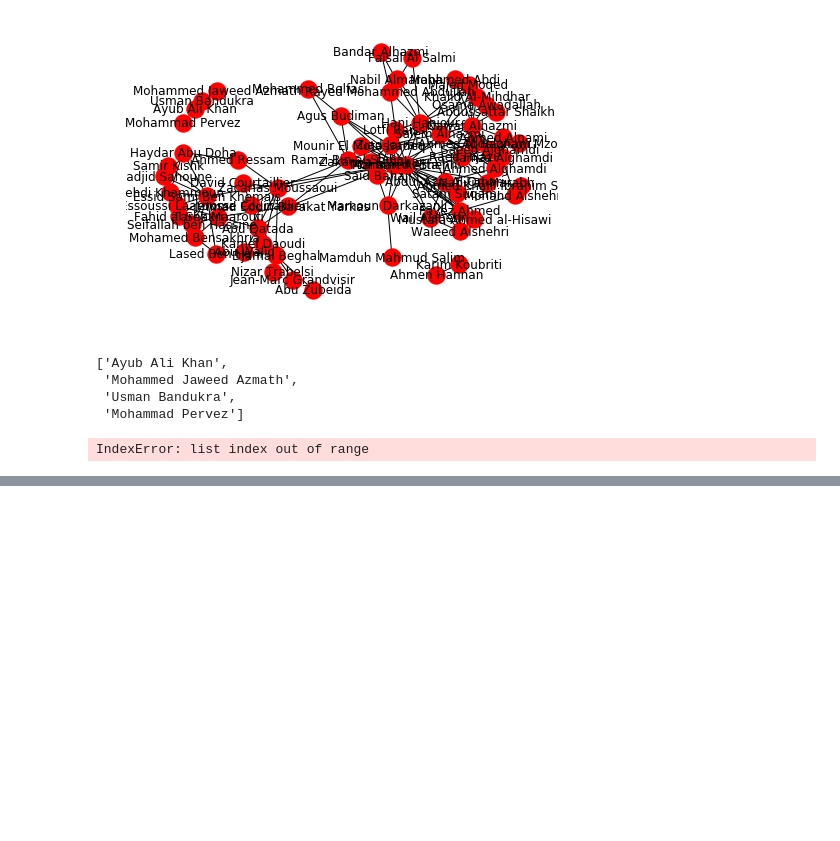
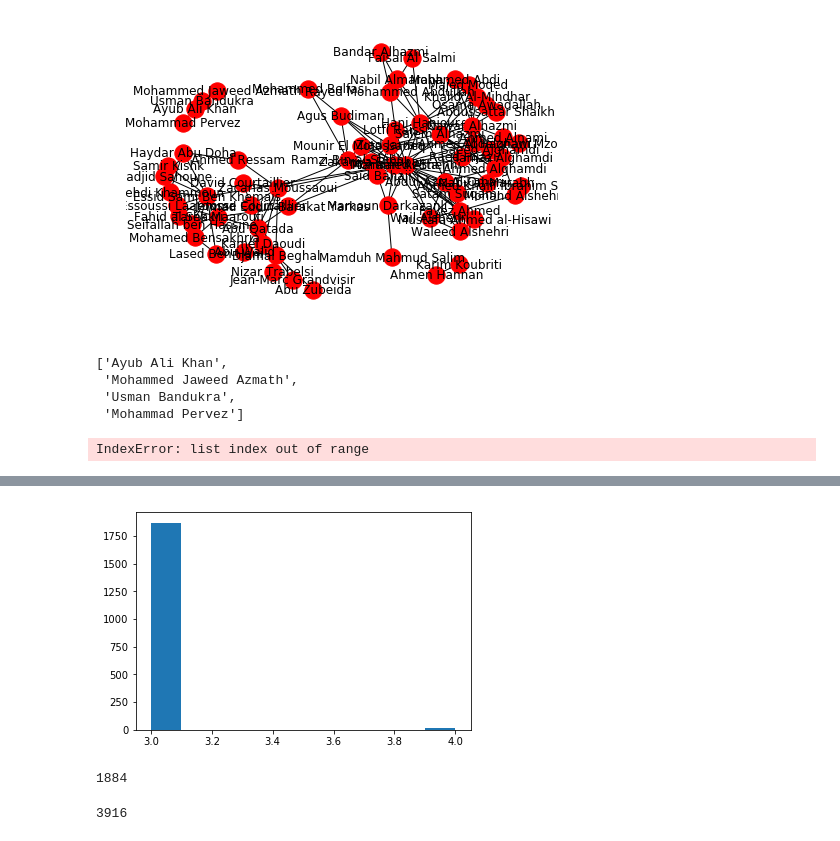
Before and after one commit to bvshyam/cuny_sem4, a Jupyter notebook: Assignment5_Cliques_clusters/Practice/practice.ipynb, the cells around one changed output, grey strips where cells are left out. Drawn from its saved outputs; the diff is of its cells as text; code cells hidden in the pictures; blank space fills up the shorter version.

```diff
--- a/Assignment5_Cliques_clusters/Practice/practice.ipynb
+++ b/Assignment5_Cliques_clusters/Practice/practice.ipynb
@@ -264,0 +551,14 @@ ModuleNotFoundError: No module named 'multimode'
+# %%
+def trim_edges_sub(g, weight=1):
+    g2=net.Graph()
+    nodes_sub =[]
+    for f, to, edata in g.edges(data=True):
+        if edata['weight'] > weight:
+            #g2.add_edge(f,to,edata)
+            nodes_sub.append(f)
+            nodes_sub.append(to)
+
+    g2 = g.subgraph(nodes_sub)
+    return g2
+# %% [output]
+[figure, added]
@@ -264,0 +570,8 @@ ModuleNotFoundError: No module named 'multimode'
+# %%
+len(cannet_trim.edges(data=True))
+# %% [output]
+1884
+# %%
+len(cannet_trim_sub.edges(data=True))
+# %% [output]
+3916
```
Also changed, not shown: parts of 55 cells of this notebook, 9 other files.
